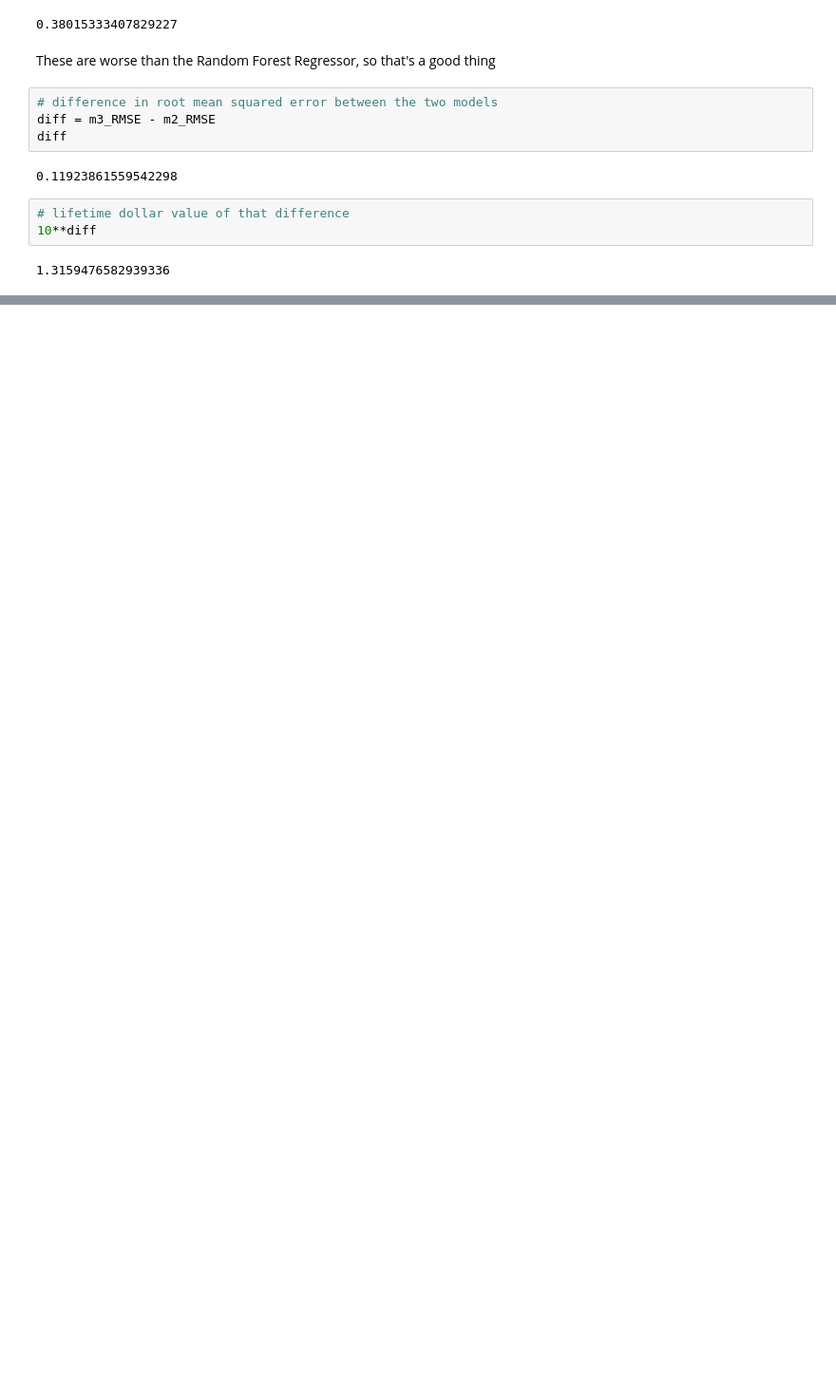
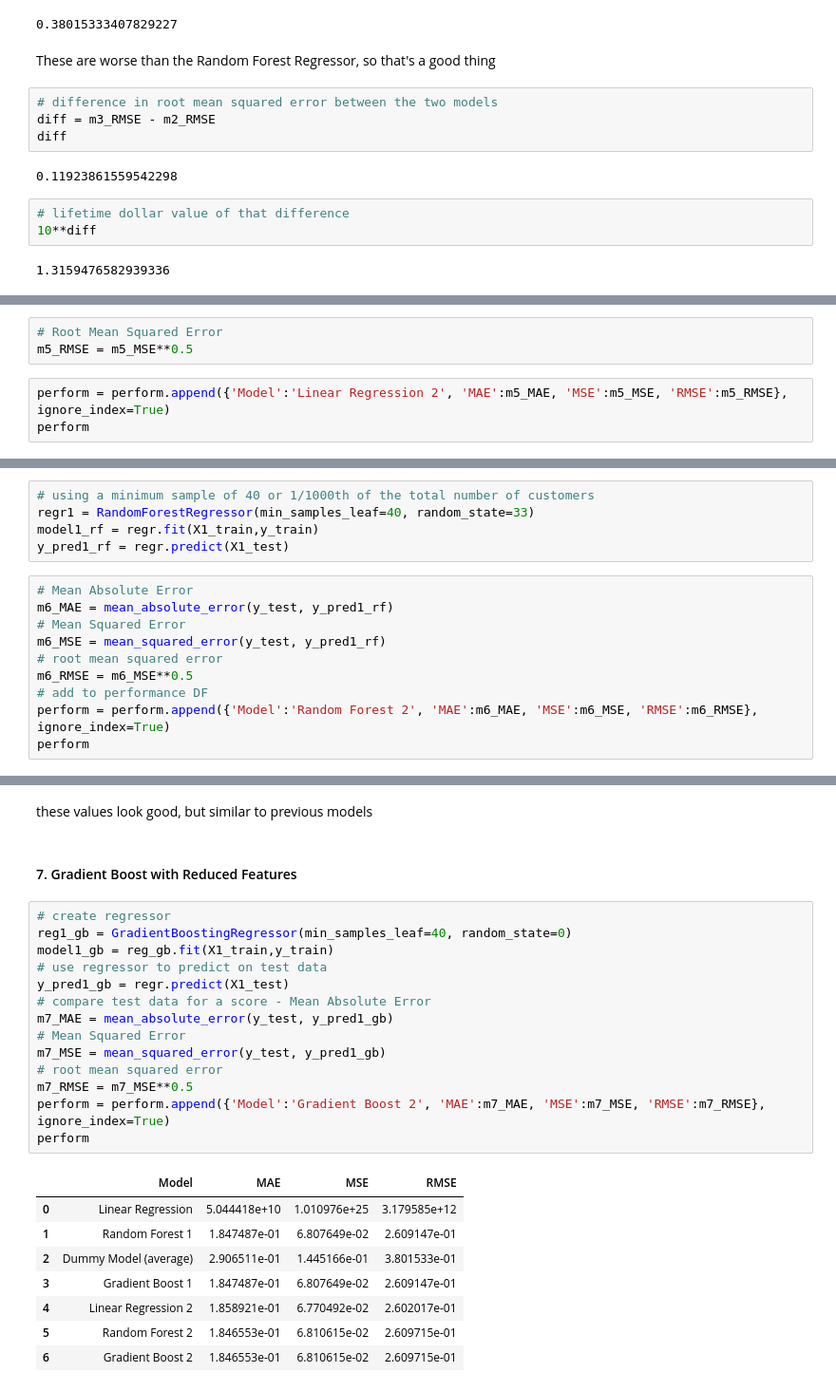
Before and after one commit to shahinrostami/Shopify-CLV, a Jupyter notebook: Cap2_PreProcessing_Modeling.ipynb, the cells around one changed output, grey strips where cells are left out. Shown at 95% size. Drawn from its saved outputs; the diff is of its cells as text; blank space fills up the shorter version.

```diff
--- a/Cap2_PreProcessing_Modeling.ipynb
+++ b/Cap2_PreProcessing_Modeling.ipynb
@@ -397,0 +573,6 @@ That is honestly not that impressive, but is still better than the dummy model.
+# %%
+# Root Mean Squared Error
+m5_RMSE = m5_MSE**0.5
+# %%
+perform = perform.append({'Model':'Linear Regression 2', 'MAE':m5_MAE, 'MSE':m5_MSE, 'RMSE':m5_RMSE}, ignore_index=True)
+perform
@@ -397,0 +590,15 @@ That is honestly not that impressive, but is still better than the dummy model.
+# %%
+# using a minimum sample of 40 or 1/1000th of the total number of customers
+regr1 = RandomForestRegressor(min_samples_leaf=40, random_state=33)
+model1_rf = regr.fit(X1_train,y_train)
+y_pred1_rf = regr.predict(X1_test)
+# %%
+# Mean Absolute Error
+m6_MAE = mean_absolute_error(y_test, y_pred1_rf)
+# Mean Squared Error
+m6_MSE = mean_squared_error(y_test, y_pred1_rf)
+# root mean squared error
+m6_RMSE = m6_MSE**0.5
+# add to performance DF
+perform = perform.append({'Model':'Random Forest 2', 'MAE':m6_MAE, 'MSE':m6_MSE, 'RMSE':m6_RMSE}, ignore_index=True)
+perform
@@ -398,2 +613,29 @@ That is honestly not that impressive, but is still better than the dummy model.
+# %% [markdown]
+these values look good, but similar to previous models
+# %% [markdown]
+#### 7. Gradient Boost with Reduced Features
+# %%
+# create regressor
+reg1_gb = GradientBoostingRegressor(min_samples_leaf=40, random_state=0)
+model1_gb = reg_gb.fit(X1_train,y_train)
+# use regressor to predict on test data
+y_pred1_gb = regr.predict(X1_test)
+# compare test data for a score - Mean Absolute Error
+m7_MAE = mean_absolute_error(y_test, y_pred1_gb)
+# Mean Squared Error
+m7_MSE = mean_squared_error(y_test, y_pred1_gb)
+# root mean squared error
+m7_RMSE = m7_MSE**0.5
+perform = perform.append({'Model':'Gradient Boost 2', 'MAE':m7_MAE, 'MSE':m7_MSE, 'RMSE':m7_RMSE}, ignore_index=True)
+perform
+# %% [output]
+|  | Model | MAE | MSE | RMSE |
+| 0 | Linear Regression | 5.044418e+10 | 1.010976e+25 | 3.179585e+12 |
+| 1 | Random Forest 1 | 1.847487e-01 | 6.807649e-02 | 2.609147e-01 |
+| 2 | Dummy Model (average) | 2.906511e-01 | 1.445166e-01 | 3.801533e-01 |
+| 3 | Gradient Boost 1 | 1.847487e-01 | 6.807649e-02 | 2.609147e-01 |
+| 4 | Linear Regression 2 | 1.858921e-01 | 6.770492e-02 | 2.602017e-01 |
+| 5 | Random Forest 2 | 1.846553e-01 | 6.810615e-02 | 2.609715e-01 |
+| 6 | Gradient Boost 2 | 1.846553e-01 | 6.810615e-02 | 2.609715e-01 |
 # %% [markdown]
 ### next steps:
```
Also changed, not shown: parts of 35 cells of this notebook.
